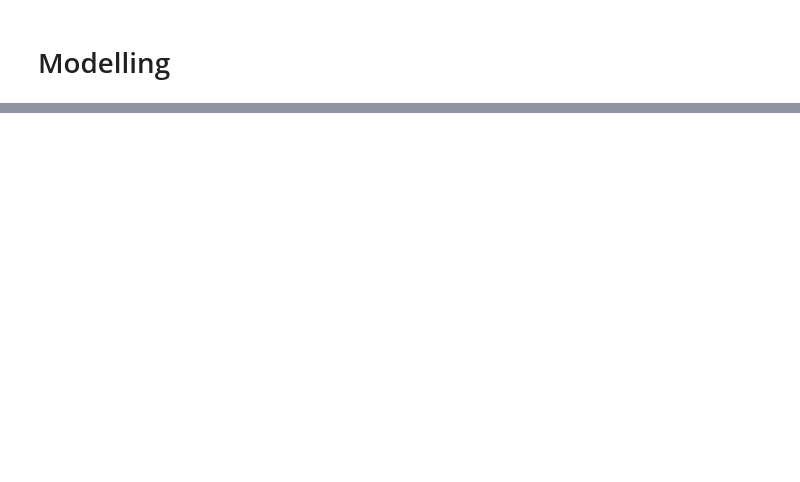
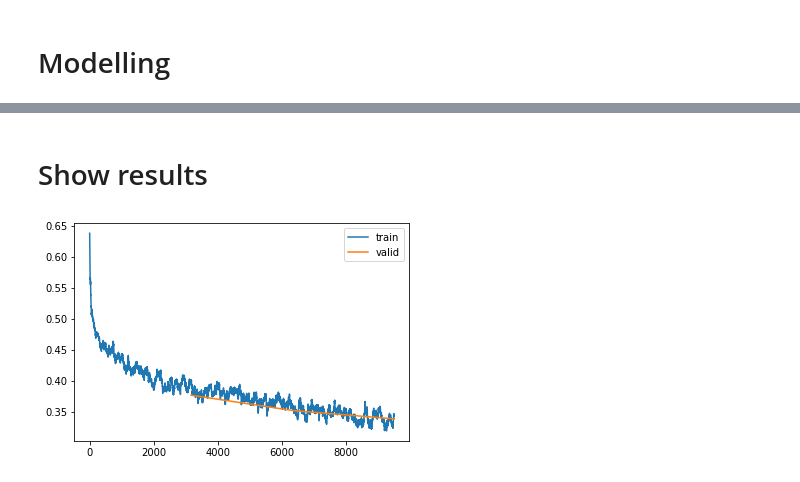
Before and after one commit to pmaxit/MIMIC-III, a Jupyter notebook: notebooks/Training.ipynb, the cells around one changed output, grey strips where cells are left out. Saved outputs shown, nothing was run; the diff lists cells and outputs as text; code cells hidden in the pictures; blank space fills up the shorter version.

Commit message:
added changes for language modelling

```diff
--- a/notebooks/Training.ipynb
+++ b/notebooks/Training.ipynb
@@ -89,14 +112,18 @@ E = 200
 C = len(dsrc.tfms[1].vocab)
+# %%
+#load_wordvectors(glove_path)
+weights_matrix = get_glove_matrix(glove_path, fastai_bert_vocab, emb_dim=E)
 # %%
 # Loss function
 loss_func = ICD_Loss(ignore_index=0)
 
 # Metrics
-acc_02 = partial(accuracy, thresh=0.2)
-#f_score = partial(fbeta, thresh=0.2)
+acc_02 = partial(accuracy_multi, thresh=0.2)
+f_score = F1ScoreMulti(thresh=0.2)
 
 # Configuration
 config = BertConfig.from_pretrained('bert-base-uncased')
 
 # Model
-model = BiLSTMWithBertEmbedding(config,V=V, E=E, C=C)
+#model = BiLSTMWithBertEmbedding(config,V=V, E=E, C=C)
+model = SelfAttentionLSTM(V=V, E=E, C=C, weights_matrix=weights_matrix)
@@ -103,4 +132,4 @@ model = BiLSTMWithBertEmbedding(config,V=V, E=E, C=C)
 # %%
-learn = Learner(dls, model, loss_func = loss_func, metrics=[acc_02])
+learn = Learner(dls, model, loss_func = loss_func, metrics=[acc_02, f_score])
 # %%
 learn.lr_find()
@@ -108,0 +149,3 @@ learn.fit_one_cycle(3, lr_max=4*10e-3)
+# %%
+learn.fit_one_cycle(10, lr_max=4*10e-4)
+learn.save('10epoch')
@@ -108,0 +158,6 @@ learn.fit_one_cycle(3, lr_max=4*10e-3)
+# %% [markdown]
+# Show results
+# %%
+learn.recorder.plot_loss()
+# %% [output]
+[figure, added]
```
Also changed, not shown: parts of 17 cells of this notebook, 10 other files.
